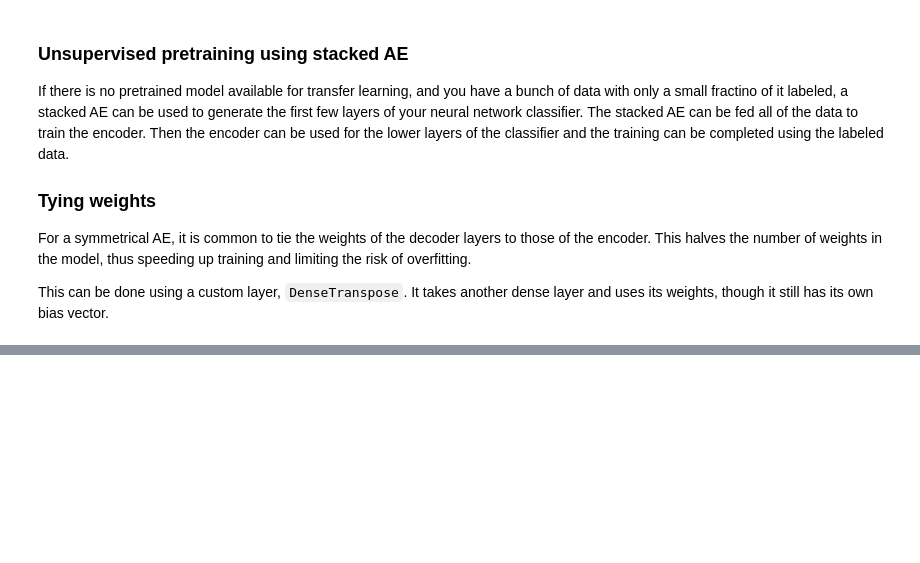
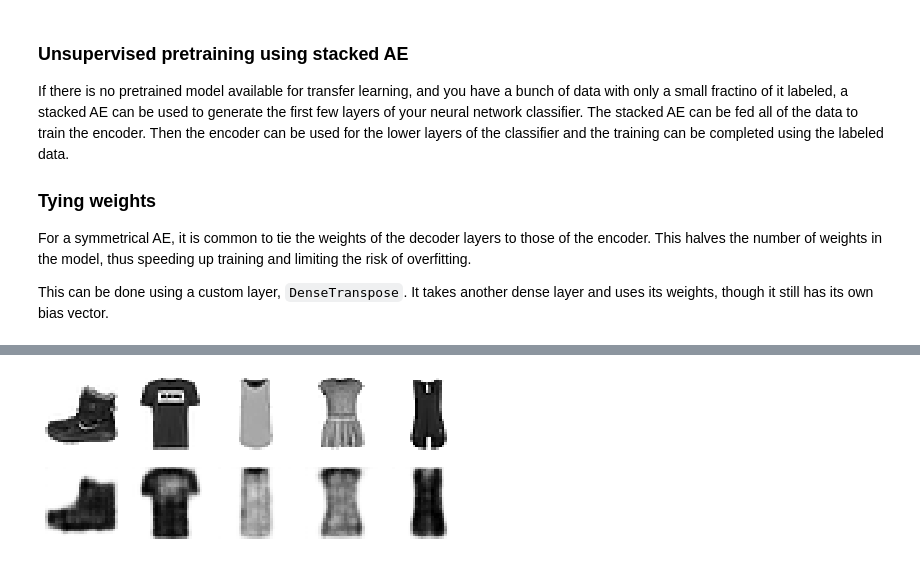
Before and after one commit to jhrcook/100DaysOfPython, a Jupyter notebook: HandsOnMachineLearningWithScikitLearnAndTensorFlow/homl_ch17_Representation-learning-and-generative-learning-using-autoencoders-and-gans.ipynb, the cells around one changed output, grey strips where cells are left out. Drawn from its saved outputs; the diff is of its cells as text; code cells hidden in the pictures; blank space fills up the shorter version.

```diff
--- a/HandsOnMachineLearningWithScikitLearnAndTensorFlow/homl_ch17_Representation-learning-and-generative-learning-using-autoencoders-and-gans.ipynb
+++ b/HandsOnMachineLearningWithScikitLearnAndTensorFlow/homl_ch17_Representation-learning-and-generative-learning-using-autoencoders-and-gans.ipynb
@@ -263,0 +324,4 @@ tied_ae = keras.models.Sequential([tied_encoder, tied_decoder])
+# %%
+show_reconstructions(conv_ae)
+# %% [output]
+[figure, added]
```
Also changed, not shown: parts of 16 cells of this notebook, 9 other files.
